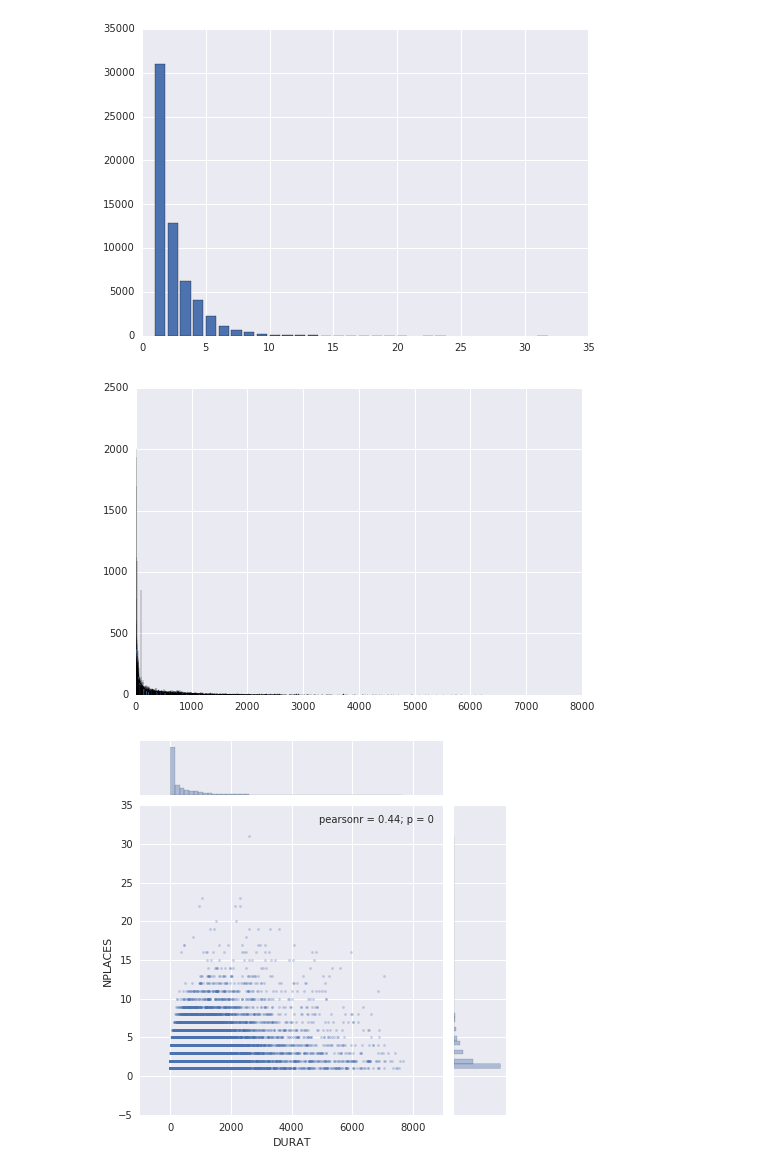
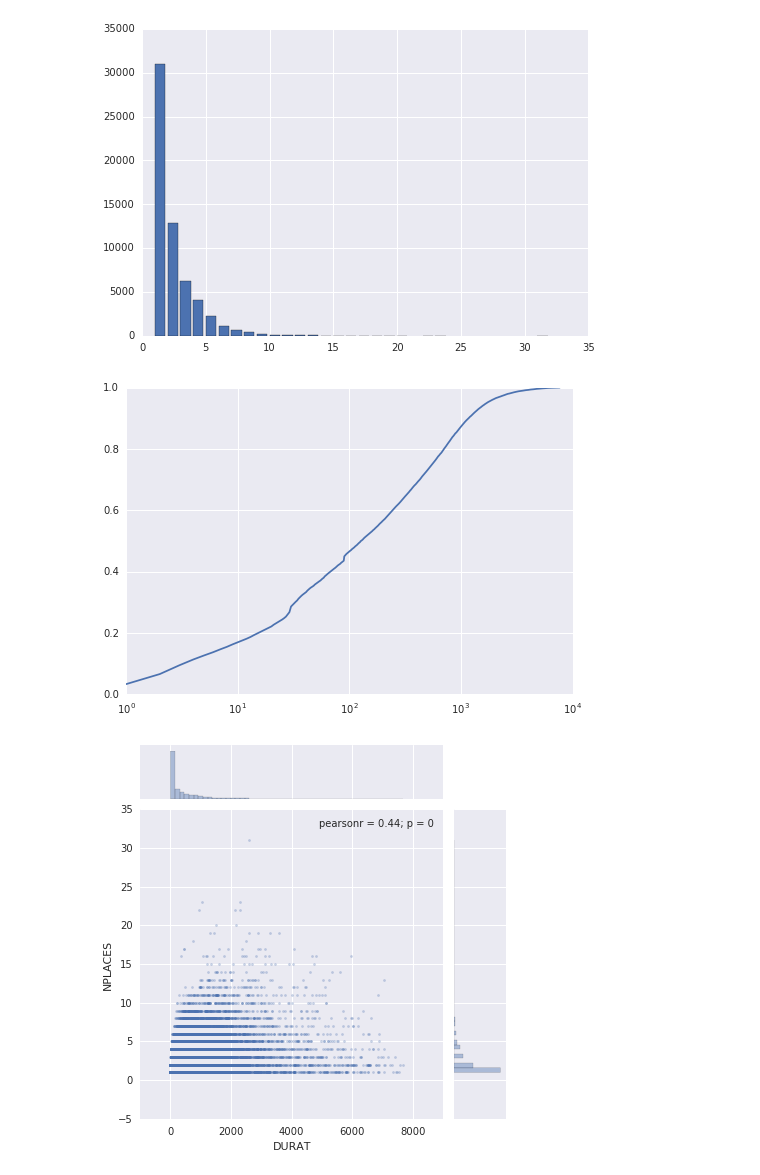
Before and after one commit to rachelauryn/FosterCareMobility, a Jupyter notebook: python/aec.ipynb, the cells around one changed output. Drawn from its saved outputs; the diff is of its cells as text; code cells hidden in the pictures.

```diff
--- a/python/aec.ipynb
+++ b/python/aec.ipynb
@@ -41,8 +45,9 @@ _ = plt.bar(nplacements.index, nplacements)
 # %% [output]
 [figure]
 # %%
-spell_len = spells.DURAT.value_counts()
-_ = plt.bar(spell_len.index, spell_len)
+# CDF of spell durations in days
+spell_len = lv.get_cdf(spells.DURAT)
+_ = plt.semilogx(spell_len.index, spell_len)
 # %% [output]
-[figure, old version]
+[figure, new version]
 # %%
```
Also changed, not shown: parts of 12 cells of this notebook.
